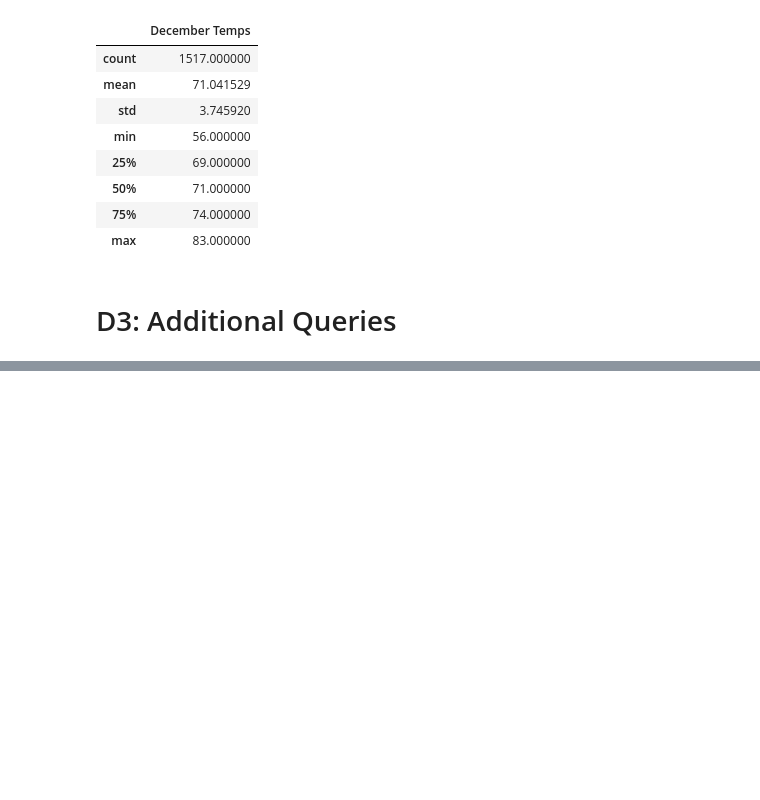
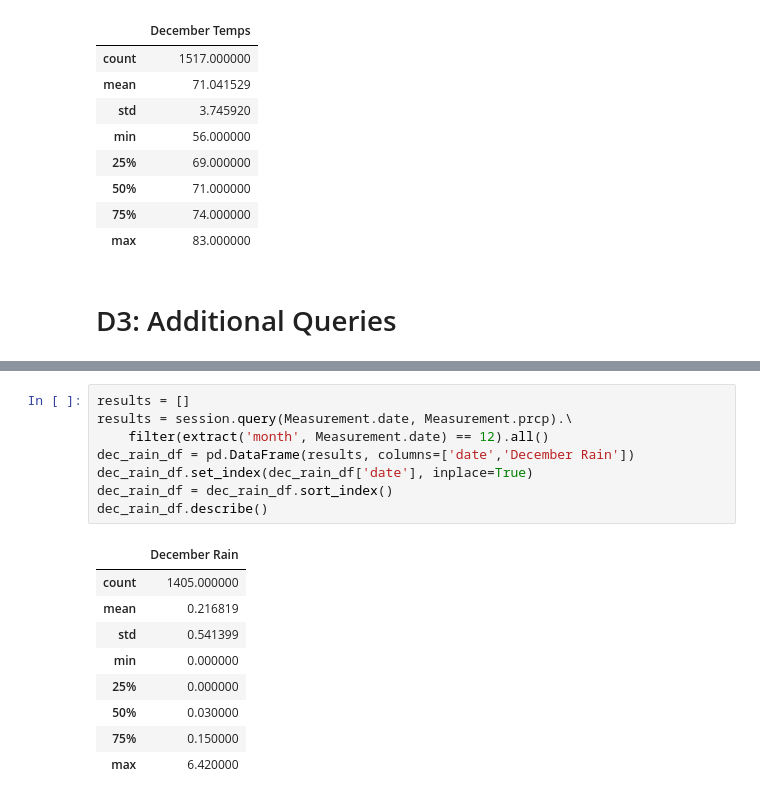
Before and after one commit to rciminera/Surfs_Up, a Jupyter notebook: SurfsUp_Challenge.ipynb, the cells around one changed output, grey strips where cells are left out. Drawn from its saved outputs; the diff is of its cells as text; blank space fills up the shorter version.

```diff
--- a/SurfsUp_Challenge.ipynb
+++ b/SurfsUp_Challenge.ipynb
@@ -89,0 +104,18 @@ dec_temps_df.describe()
+# %%
+results = []
+results = session.query(Measurement.date, Measurement.prcp).\
+    filter(extract('month', Measurement.date) == 12).all()
+dec_rain_df = pd.DataFrame(results, columns=['date','December Rain'])
+dec_rain_df.set_index(dec_rain_df['date'], inplace=True)
+dec_rain_df = dec_rain_df.sort_index()
+dec_rain_df.describe()
+# %% [output]
+|  | December Rain |
+| count | 1405.000000 |
+| mean | 0.216819 |
+| std | 0.541399 |
+| min | 0.000000 |
+| 25% | 0.000000 |
+| 50% | 0.030000 |
+| 75% | 0.150000 |
+| max | 6.420000 |
```
Also changed, not shown: parts of 5 cells of this notebook, 5 other files.
